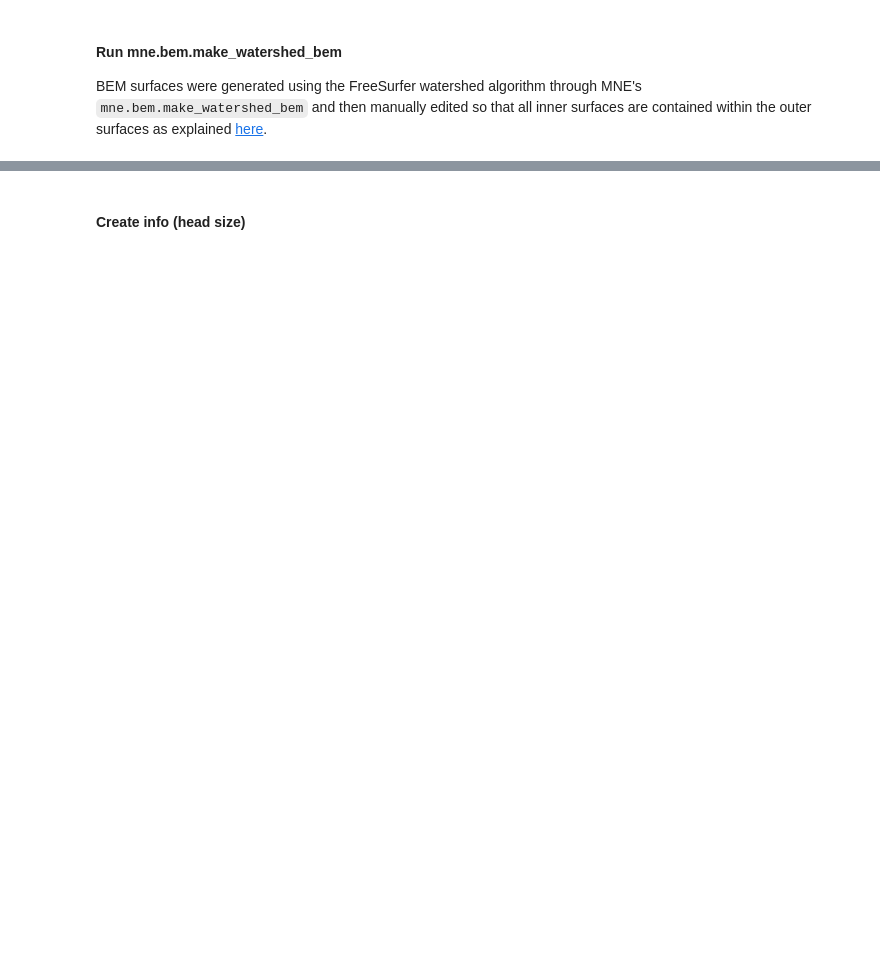
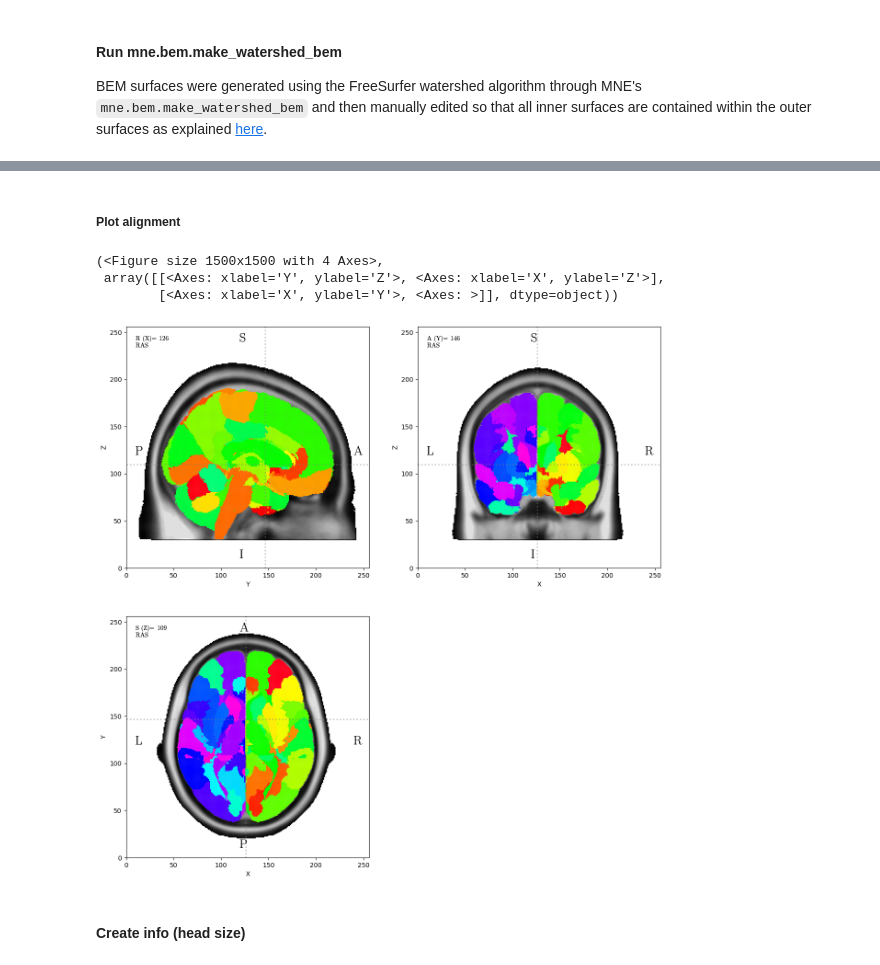
Before and after one commit to kdotdot/cerebra_atlas_python, a Jupyter notebook: notebooks/0.0-generate-cerebra-data.ipynb, the cells around one changed output, grey strips where cells are left out. Drawn from its saved outputs; the diff is of its cells as text; code cells hidden in the pictures; blank space fills up the shorter version.

Commit message:
Modified cerebra_data

```diff
--- a/notebooks/0.0-generate-cerebra-data.ipynb
+++ b/notebooks/0.0-generate-cerebra-data.ipynb
@@ -87,2 +138,27 @@ else:
+# %%
+from cerebra_atlas_python.utils import get_volume_ras
+
+cerebra_volume, cerebra_affine = get_volume_ras(f"{CEREBRA_DIR}/CerebrA_in_head.mgz")
+wm_volume, _ = get_volume_ras(f"{CEREBRA_DIR}/CerebrA_in_head.mgz")
+
+# Use wm to fill volume
+cerebra_volume[(wm_volume != 0) & (cerebra_volume == 0)] = 103
+
+np.save(CEREBRA_VOLUME_PATH,cerebra_volume)
+np.save(CEREBRA_AFFINE_PATH, cerebra_affine)
+# %% [markdown]
+##### Plot alignment
+# %%
+t1_volume, t1_affine = get_volume_ras(f"{CEREBRA_DATA_ICBM152_DIR}/mri/T1.mgz")
+
+from cerebra_atlas_python.plotting import orthoview
+
+fig, axs = orthoview(t1_volume, t1_affine, cmap_name="gray", plot_affine=True)
+orthoview(cerebra_volume, cerebra_affine,fig=fig, axs=axs)
+# %% [output]
+(<Figure size 1500x1500 with 4 Axes>,
+ array([[<Axes: xlabel='Y', ylabel='Z'>, <Axes: xlabel='X', ylabel='Z'>],
+        [<Axes: xlabel='X', ylabel='Y'>, <Axes: >]], dtype=object))
+[figure, added]
 # %% [markdown]
 #### Create info (head size)
```
Also changed, not shown: parts of 20 cells of this notebook, 29 other files.
